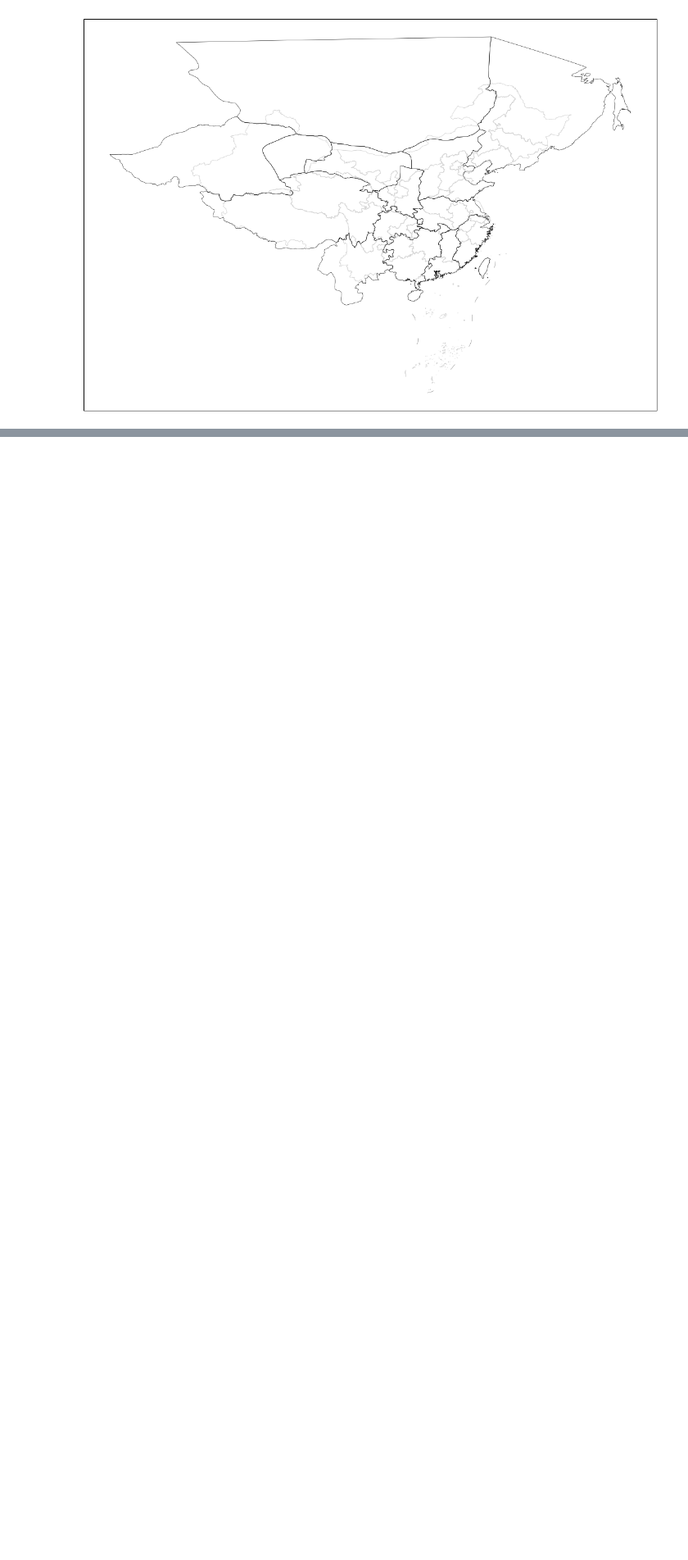
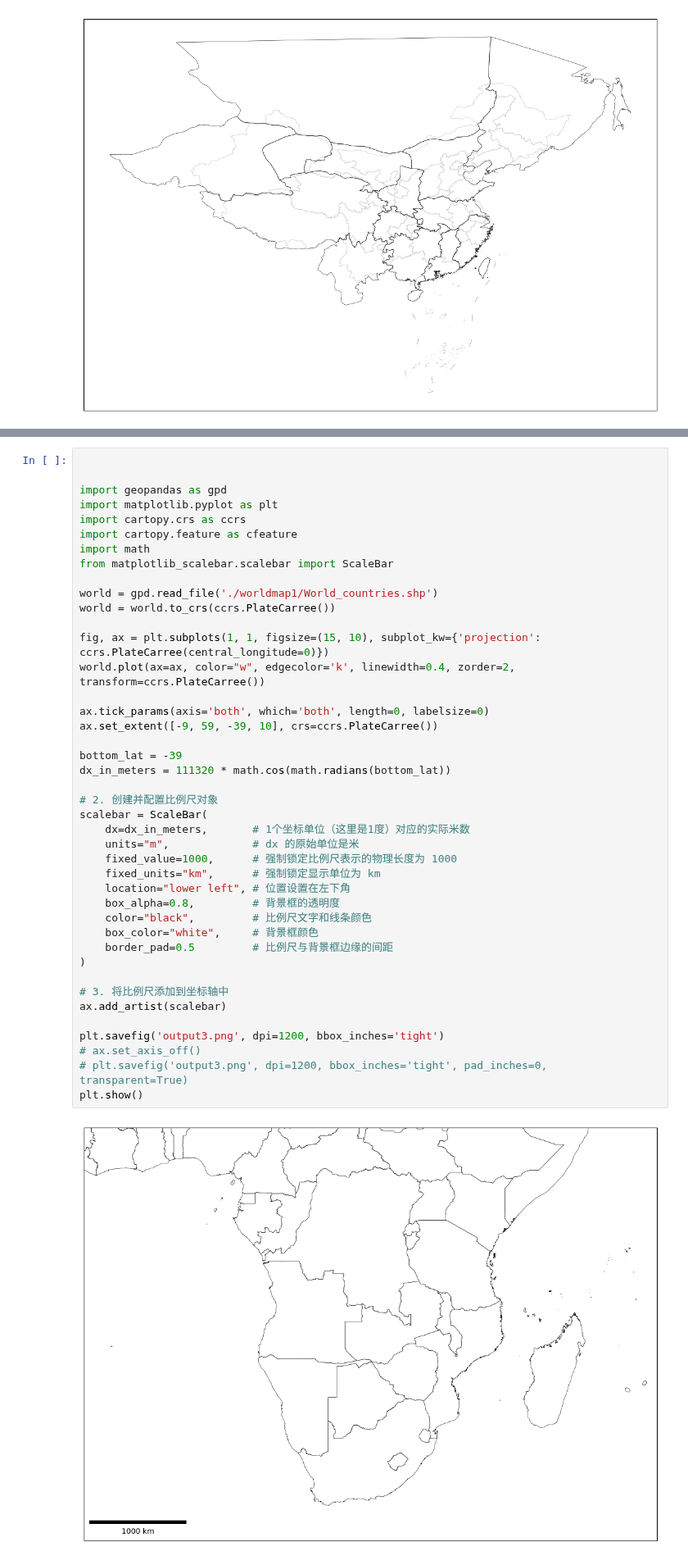
Before and after one commit to gestepoa/pythonmap, a Jupyter notebook: map_testing.ipynb, the cells around one changed output, grey strips where cells are left out. Shown at 82% size. Cells and saved outputs as stored; diff of their text form; blank space fills up the shorter version.

```diff
--- a/map_testing.ipynb
+++ b/map_testing.ipynb
@@ -730,0 +761,44 @@ plt.show()
+# %%
+
+
+import geopandas as gpd
+import matplotlib.pyplot as plt
+import cartopy.crs as ccrs
+import cartopy.feature as cfeature
+import math
+from matplotlib_scalebar.scalebar import ScaleBar
+
+world = gpd.read_file('./worldmap1/World_countries.shp')
+world = world.to_crs(ccrs.PlateCarree())
+
+fig, ax = plt.subplots(1, 1, figsize=(15, 10), subplot_kw={'projection': ccrs.PlateCarree(central_longitude=0)})
+world.plot(ax=ax, color="w", edgecolor='k', linewidth=0.4, zorder=2, transform=ccrs.PlateCarree())
+
+ax.tick_params(axis='both', which='both', length=0, labelsize=0)
+ax.set_extent([-9, 59, -39, 10], crs=ccrs.PlateCarree())
+
+bottom_lat = -39
+dx_in_meters = 111320 * math.cos(math.radians(bottom_lat))
+
+# 2. 创建并配置比例尺对象
+scalebar = ScaleBar(
+    dx=dx_in_meters,       # 1个坐标单位（这里是1度）对应的实际米数
+    units="m",             # dx 的原始单位是米
+    fixed_value=1000,      # 强制锁定比例尺表示的物理长度为 1000
+    fixed_units="km",      # 强制锁定显示单位为 km
+    location="lower left", # 位置设置在左下角
+    box_alpha=0.8,         # 背景框的透明度
+    color="black",         # 比例尺文字和线条颜色
+    box_color="white",     # 背景框颜色
+    border_pad=0.5         # 比例尺与背景框边缘的间距
+)
+
+# 3. 将比例尺添加到坐标轴中
+ax.add_artist(scalebar)
+
+plt.savefig('output3.png', dpi=1200, bbox_inches='tight')
+# ax.set_axis_off()
+# plt.savefig('output3.png', dpi=1200, bbox_inches='tight', pad_inches=0, transparent=True)
+plt.show()
+# %% [output]
+[figure, added]
```
Also changed, not shown: parts of 1 cell of this notebook, 19 other files.
